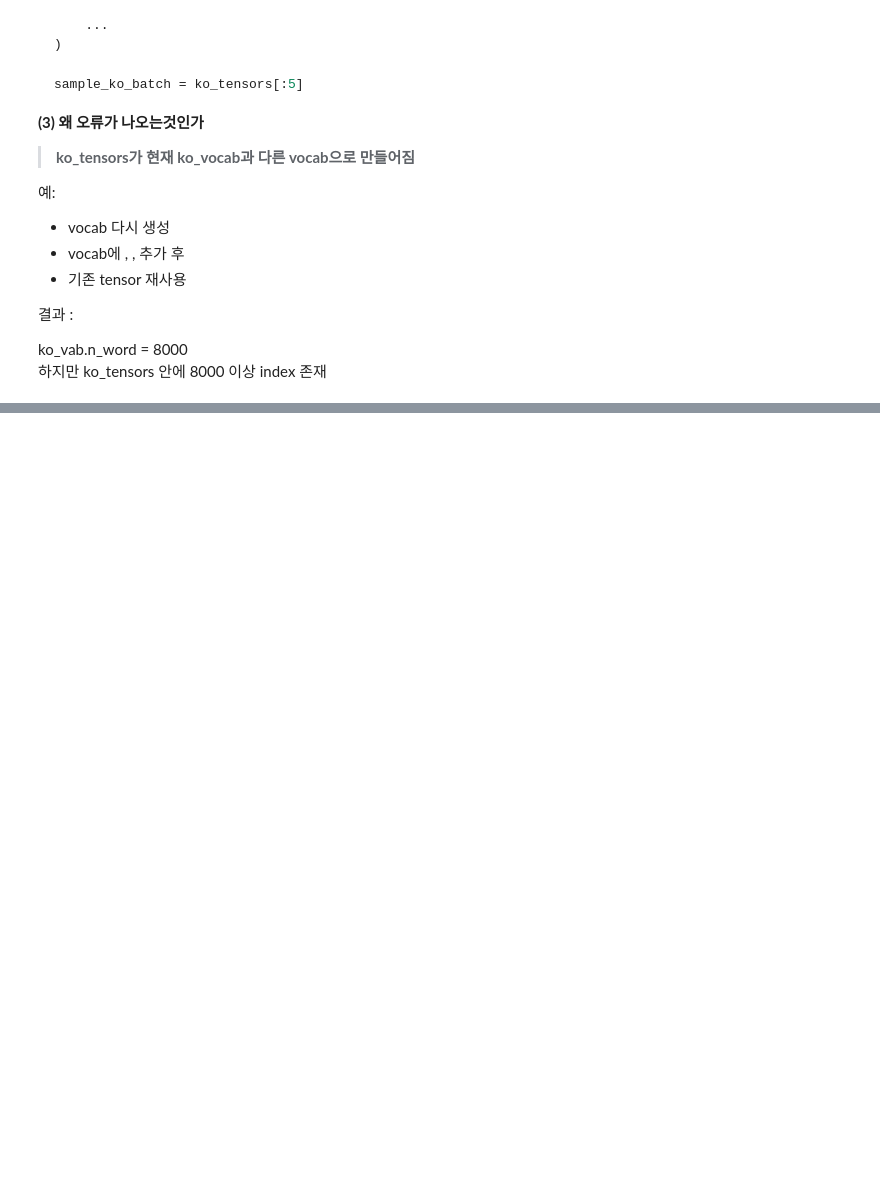
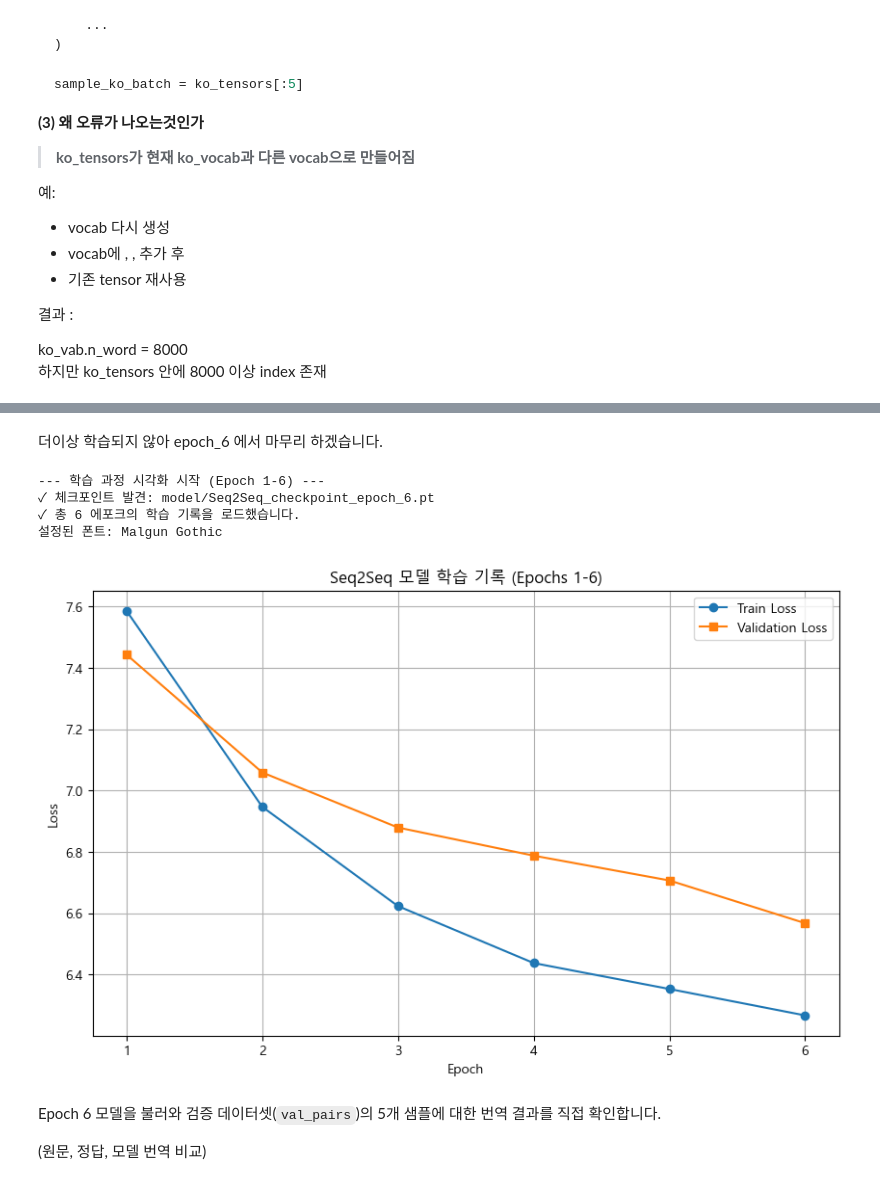
Before and after one commit to JJang-404/study, a Jupyter notebook: mission/mission11.ipynb, the cells around one changed output, grey strips where cells are left out. Cells and saved outputs as stored; diff of their text form; code cells hidden in the pictures; blank space fills up the shorter version.

```diff
--- a/mission/mission11.ipynb
+++ b/mission/mission11.ipynb
@@ -963,0 +2090,19 @@ class Vocab:
+# %%
+# 8. 모델 학습
+
+# 학습 실행
+train_losses, val_losses = train_with_early_stopping(
+    model=seq2seq_model,
+    train_loader=train_loader,
+    val_loader=val_loader,
+    optimizer=optimizer,
+    criterion=criterion,
+    device=device,
+    num_epochs=15,
+    patience=5,
+    min_delta=1e-4
+)
+
+print("\n학습 완료!")
+print(f"최종 Train Loss: {train_losses[-1]:.4f}")
+print(f"최종 Val Loss: {val_losses[-1]:.4f}")
@@ -963,0 +2135,56 @@ class Vocab:
+# %% [markdown]
+더이상 학습되지 않아 epoch_6 에서 마무리 하겠습니다.
+# %%
+import torch
+import matplotlib.pyplot as plt
+import os
+
+print("--- 학습 과정 시각화 시작 (Epoch 1-6) ---")
+
+# 1. 시각화할 체크포인트 경로
+CHECKPOINT_PATH = 'model/Seq2Seq_checkpoint_epoch_6.pt'
+
+if os.path.exists(CHECKPOINT_PATH):
+    print(f"✓ 체크포인트 발견: {CHECKPOINT_PATH}")
+    checkpoint = torch.load(CHECKPOINT_PATH, map_location=torch.device('cpu'))
+
+    # 2. Loss 기록 추출
+    train_losses = checkpoint.get('train_losses', [])
+    val_losses = checkpoint.get('val_losses', [])
+
+    if train_losses and val_losses:
+        print(f"✓ 총 {len(train_losses)} 에포크의 학습 기록을 로드했습니다.")
+
+        # 3. Matplotlib으로 그래프 그리기
+        plt.figure(figsize=(10, 6))
+        # 이전에 설정한 한글 폰트를 사용합니다.
+        set_korean_font()
+
+        plt.plot(train_losses, label='Train Loss', marker='o')
+        plt.plot(val_losses, label='Validation Loss', marker='s')
+
+        # x축 레이블을 1부터 시작하도록 설정
+        epoch_ticks = range(1, len(train_losses) + 1)
+        plt.xticks(range(len(train_losses)), epoch_ticks)
+
+        plt.title("Seq2Seq 모델 학습 기록 (Epochs 1-6)")
+        plt.xlabel("Epoch")
+        plt.ylabel("Loss")
+        plt.legend()
+        plt.grid(True)
+        plt.show()
+    else:
+        print("✗ 오류: 체크포인트에 'train_losses' 또는 'val_losses' 기록이 없습니다.")
+
+else:
+    print(f"✗ 오류: 체크포인트 파일을 찾을 수 없습니다. 경로를 확인하세요: {CHECKPOINT_PATH}")
+# %% [output]
+--- 학습 과정 시각화 시작 (Epoch 1-6) ---
+✓ 체크포인트 발견: model/Seq2Seq_checkpoint_epoch_6.pt
+✓ 총 6 에포크의 학습 기록을 로드했습니다.
+설정된 폰트: Malgun Gothic
+[figure, added]
+# %% [markdown]
+Epoch 6 모델을 불러와 검증 데이터셋(`val_pairs`)의 5개 샘플에 대한 번역 결과를 직접 확인합니다.
+
+(원문, 정답, 모델 번역 비교)
```
Also changed, not shown: parts of 72 cells of this notebook.
